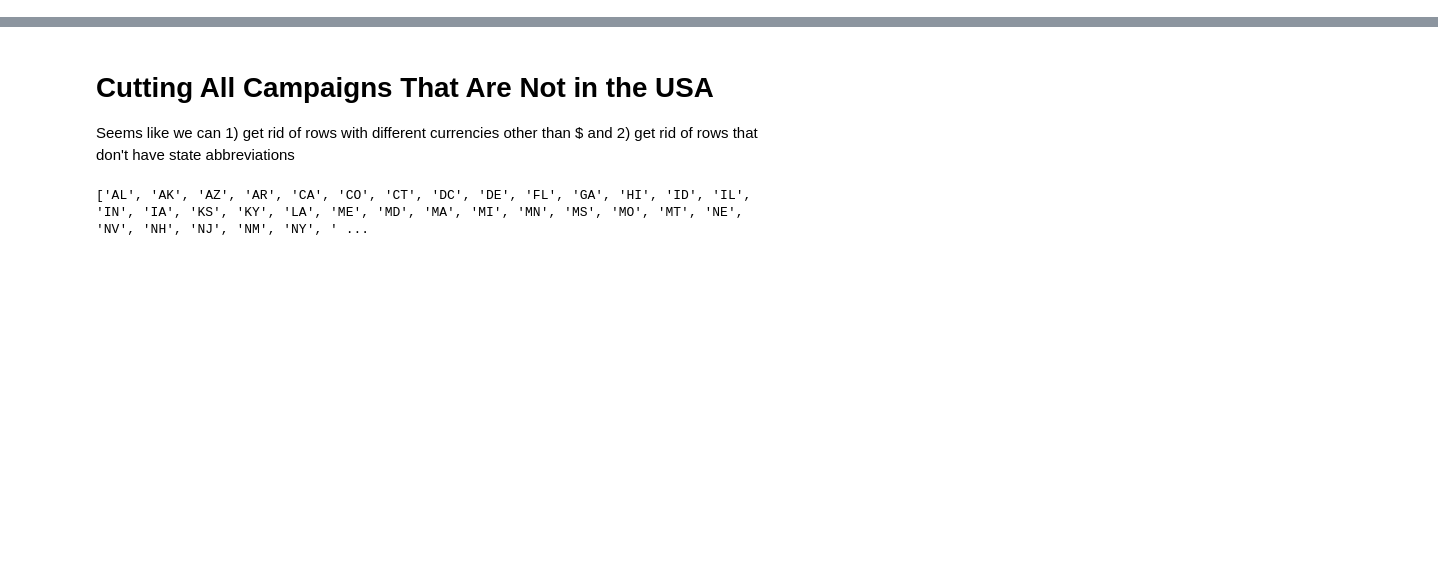
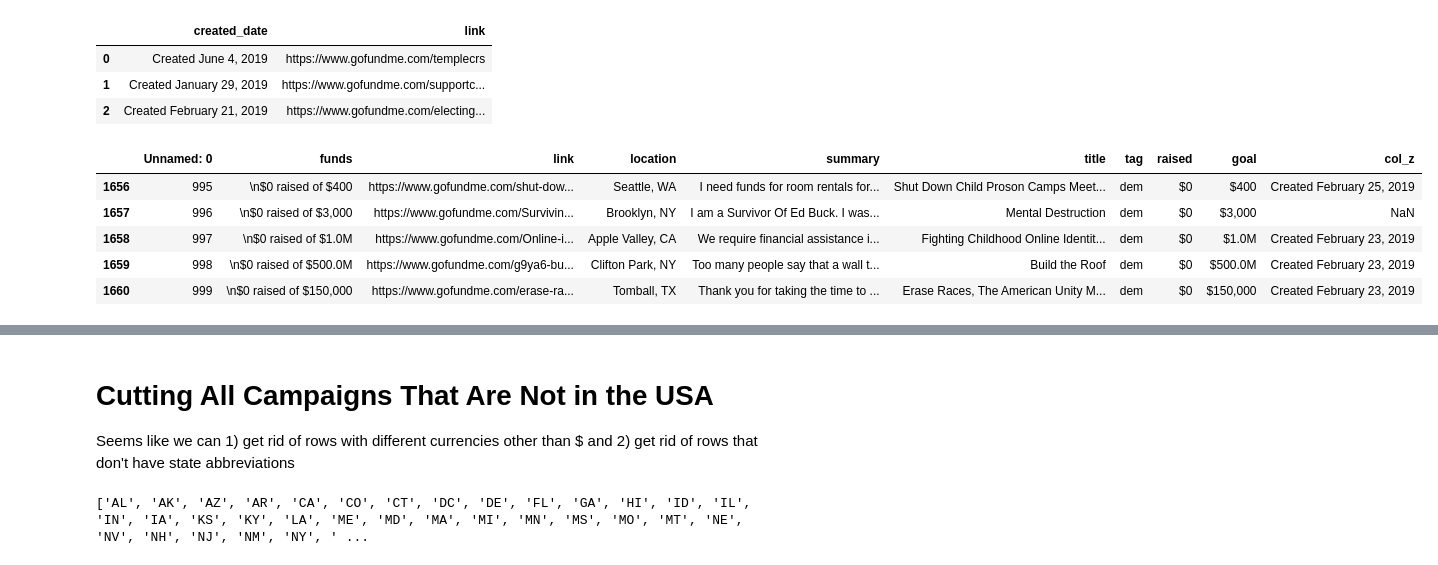
Before and after one commit to lliukrason2/analysis_projects, a Jupyter notebook: gofundme_political/campaign_cleaning.ipynb, the cells around one changed output, grey strips where cells are left out. Saved outputs shown, nothing was run; the diff lists cells and outputs as text; code cells hidden in the pictures; blank space fills up the shorter version.

```diff
--- a/gofundme_political/campaign_cleaning.ipynb
+++ b/gofundme_political/campaign_cleaning.ipynb
@@ -26,0 +85,15 @@ rep_df.head(3)
+# %%
+#trying to find the dates again
+for link in no_date_df:
+    dt= {}
+    response = requests.get(link)
+    doc = BeautifulSoup(response.text)
+    date=doc.find(class_='created-date')
+    print(link)
+    try:
+        print(date.text)
+        dt['link']=link
+        dt['created_date']=date.text
+        no_dates.append(dt)
+    except:
+        print(date)
@@ -26,0 +118,23 @@ rep_df.head(3)
+# %%
+no_dates_df=pd.DataFrame(no_dates)
+# %%
+no_dates_df.head(3)
+# %% [output]
+|  | created_date | link |
+| 0 | Created June 4, 2019 | https://www.gofundme.com/templecrs |
+| 1 | Created January 29, 2019 | https://www.gofundme.com/supportc... |
+| 2 | Created February 21, 2019 | https://www.gofundme.com/electing... |
+# %%
+df=df.merge(no_dates_df,on='link',how='left')
+# %%
+df['col_z'] = df['created_date_x'].where(df['created_date_x'].notnull(), df['created_date_y'])
+df = df.drop(['created_date_x','created_date_y'],axis=1)
+# %%
+df.tail(5)
+# %% [output]
+|  | Unnamed: 0 | funds | link | location | summary | title | tag | raised | goal | col_z |
+| 1656 | 995 | \n$0 raised of $400 | https://www.gofundme.com/shut-dow... | Seattle, WA | I need funds for room rentals for... | Shut Down Child Proson Camps Meet... | dem | $0 | $400 | Created February 25, 2019 |
+| 1657 | 996 | \n$0 raised of $3,000 | https://www.gofundme.com/Survivin... | Brooklyn, NY | I am a Survivor Of Ed Buck. I was... | Mental Destruction | dem | $0 | $3,000 | NaN |
+| 1658 | 997 | \n$0 raised of $1.0M | https://www.gofundme.com/Online-i... | Apple Valley, CA | We require financial assistance i... | Fighting Childhood Online Identit... | dem | $0 | $1.0M | Created February 23, 2019 |
+| 1659 | 998 | \n$0 raised of $500.0M | https://www.gofundme.com/g9ya6-bu... | Clifton Park, NY | Too many people say that a wall t... | Build the Roof | dem | $0 | $500.0M | Created February 23, 2019 |
+| 1660 | 999 | \n$0 raised of $150,000 | https://www.gofundme.com/erase-ra... | Tomball, TX | Thank you for taking the time to ... | Erase Races, The American Unity M... | dem | $0 | $150,000 | Created February 23, 2019 |
```
Also changed, not shown: parts of 33 cells of this notebook, 8 other files.
